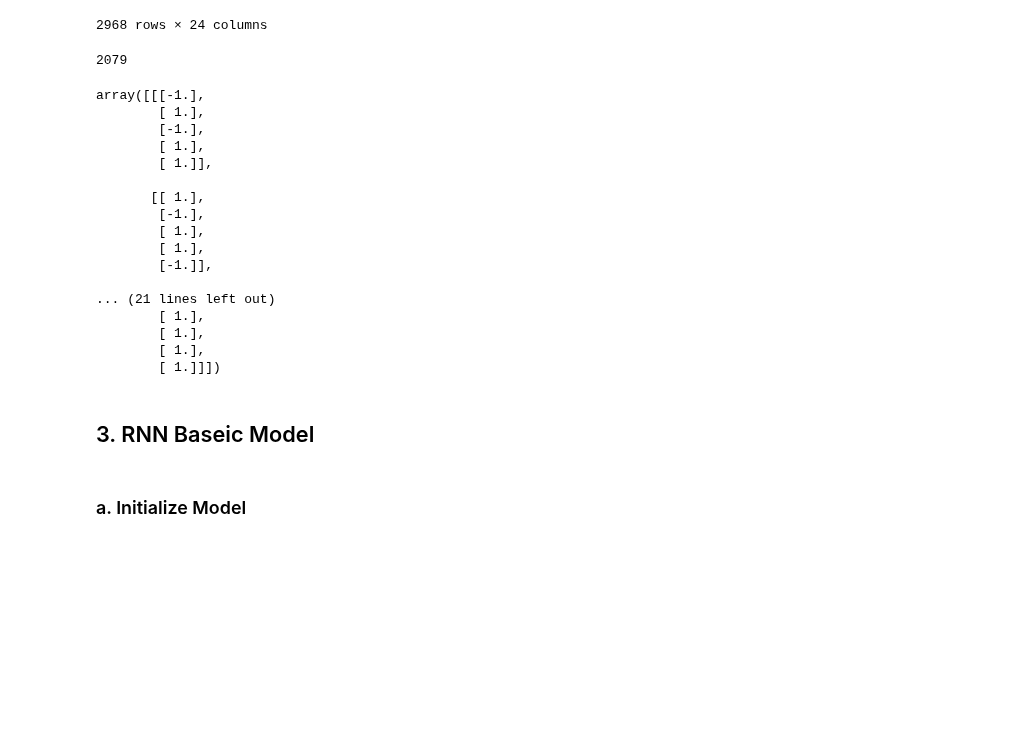
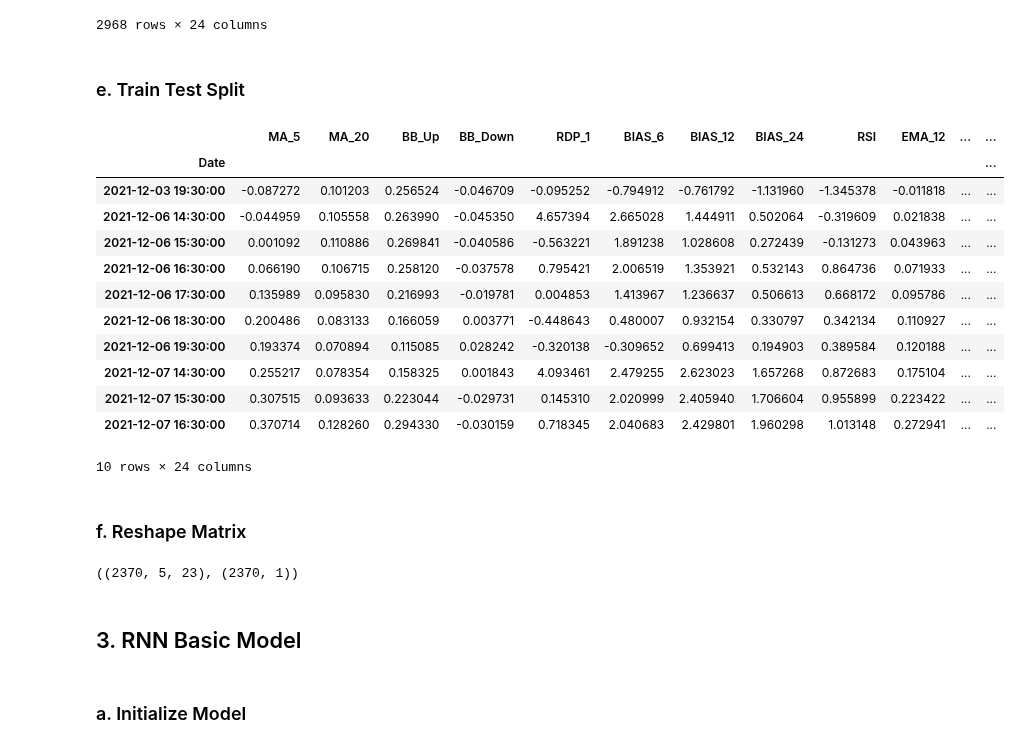
Before and after one commit to LeodeN2000/Financial_Trend_Forecasting, a Jupyter notebook: notebooks/Technical_Indicators/Technical_Indicators.ipynb, the cells around one changed output. Saved outputs shown, nothing was run; the diff lists cells and outputs as text; code cells hidden in the pictures; blank space fills up the shorter version.

```diff
--- a/notebooks/Technical_Indicators/Technical_Indicators.ipynb
+++ b/notebooks/Technical_Indicators/Technical_Indicators.ipynb
@@ -750,7 +756,7 @@ def label_data(df):
     df['Label'] = 0
 
     # Label -1 (down) where 'Open' is higher than 'Adj Close'
-    df.loc[df['Open'] > df['Adj_Close'], 'Label'] = -1
+    df.loc[df['Open'] > df['Adj_Close'], 'Label'] = 0
 
     # Label +1 (up) where 'Open' is lower than 'Adj Close'
     df.loc[df['Open'] < df['Adj_Close'], 'Label'] = 1
@@ -889,8 +901,10 @@ scaled_df
 | 2023-11-24 16:30:00 | 1.674921 | 1.730963 | 1.635487 | 1.797722 | -0.061065 | -0.632491 | -0.515510 | -0.346533 | -0.424033 | 1.703502 | ... | ... |
 | 2023-11-24 17:30:00 | 1.654002 | 1.727110 | 1.634823 | 1.790912 | 0.244236 | -0.230259 | -0.375722 | -0.258709 | -0.110731 | 1.697076 | ... | ... |
 2968 rows × 24 columns
+# %% [markdown]
+### e. Train Test Split
 # %%
-def split_time_series_data(df, test_size=0.2, val_size=0.1):
+def train_test_split(df, test_size=0.2):
     """
     Split a time series dataset into training, testing, and validation sets.
 
@@ -900,42 +914,40 @@ def split_time_series_data(df, test_size=0.2, val_size=0.1):
     - val_size: Float, the proportion of the dataset to include in the validation split.
 
     Returns:
-    - X_train, X_val, X_test, y_train, y_val, y_test: Pandas arrays, representing features and target values for each set.
+    - df_train, df_test: Pandas arrays, representing features and target values for each set.
     """
 
     # Extract index number of splitting points
     len_df = len(df)
-    index_1 = round(len_df*(1-(test_size+val_size)))
+    index_1 = round(len_df*(1-(test_size)))
     index_2 = index_1 +1
-    index_3 = index_2 + round(len_df*val_size)
-    index_4 = index_3 + 1
 
     # Extract values at previously calculated splitting points
     date_1 = df.index[index_1]
     date_2 = df.index[index_2]
-    date_3 = df.index[index_3]
-    date_4 = df.index[index_4]
 
     # Construct train_df, val_df and test_df
-    train_df = df[:date_1]
-    val_df = df[date_2:date_3]
-    test_df = df[date_4:]
+    df_train = df[:date_1]
+    df_test = df[date_2:]
 
-    # Extract features and target values from train_df, val_df and test_df
-    X_train = train_df.drop('Lable', axis=1)
-    y_train = train_df['Lable']
-
-    X_val = val_df.drop('Lable', axis=1)
-    y_val = val_df['Lable']
-
-    X_test = test_df.drop('Lable', axis=1)
-    y_test = test_df['Lable']
-
-
-    return X_train, X_val, X_test, y_train, y_val, y_test
+    return df_train, df_test
 # %%
-split_df = split_time_series_data(scaled_df)
-len(split_df[0])
+split_df = train_test_split(scaled_df)
+split_df[0].head(10)
 # %% [output]
+|  | MA_5 | MA_20 | BB_Up | BB_Down | RDP_1 | BIAS_6 | BIAS_12 | BIAS_24 | RSI | EMA_12 | ... | ... |
+| Date |  |  |  |  |  |  |  |  |  |  |  | ... |
+| 2021-12-03 19:30:00 | -0.087272 | 0.101203 | 0.256524 | -0.046709 | -0.095252 | -0.794912 | -0.761792 | -1.131960 | -1.345378 | -0.011818 | ... | ... |
+| 2021-12-06 14:30:00 | -0.044959 | 0.105558 | 0.263990 | -0.045350 | 4.657394 | 2.665028 | 1.444911 | 0.502064 | -0.319609 | 0.021838 | ... | ... |
+| 2021-12-06 15:30:00 | 0.001092 | 0.110886 | 0.269841 | -0.040586 | -0.563221 | 1.891238 | 1.028608 | 0.272439 | -0.131273 | 0.043963 | ... | ... |
+| 2021-12-06 16:30:00 | 0.066190 | 0.106715 | 0.258120 | -0.037578 | 0.795421 | 2.006519 | 1.353921 | 0.532143 | 0.864736 | 0.071933 | ... | ... |
+| 2021-12-06 17:30:00 | 0.135989 | 0.095830 | 0.216993 | -0.019781 | 0.004853 | 1.413967 | 1.236637 | 0.506613 | 0.668172 | 0.095786 | ... | ... |
+| 2021-12-06 18:30:00 | 0.200486 | 0.083133 | 0.166059 | 0.003771 | -0.448643 | 0.480007 | 0.932154 | 0.330797 | 0.342134 | 0.110927 | ... | ... |
+| 2021-12-06 19:30:00 | 0.193374 | 0.070894 | 0.115085 | 0.028242 | -0.320138 | -0.309652 | 0.699413 | 0.194903 | 0.389584 | 0.120188 | ... | ... |
+| 2021-12-07 14:30:00 | 0.255217 | 0.078354 | 0.158325 | 0.001843 | 4.093461 | 2.479255 | 2.623023 | 1.657268 | 0.872683 | 0.175104 | ... | ... |
+| 2021-12-07 15:30:00 | 0.307515 | 0.093633 | 0.223044 | -0.029731 | 0.145310 | 2.020999 | 2.405940 | 1.706604 | 0.955899 | 0.223422 | ... | ... |
+| 2021-12-07 16:30:00 | 0.370714 | 0.128260 | 0.294330 | -0.030159 | 0.718345 | 2.040683 | 2.429801 | 1.960298 | 1.013148 | 0.272941 | ... | ... |
-2079
+10 rows × 24 columns
+# %% [markdown]
+### f. Reshape Matrix
 # %%
@@ -971,24 +983,9 @@ def transform_into_TS(df, window_size=5):
 # %%
-final_df = transform_into_TS(split_df, 5)
-final_df[3]
+X_train, y_train = input_matrix_split_X_y(split_df[0], 5)
+X_test, y_test = input_matrix_split_X_y(split_df[1], 5)
+X_train.shape, y_train.shape
 # %% [output]
-array([[[-1.],
-        [ 1.],
-        [-1.],
-        [ 1.],
-        [ 1.]],
-
-       [[ 1.],
-        [-1.],
-        [ 1.],
-        [ 1.],
-        [-1.]],
-
-... (21 lines left out)
-        [ 1.],
-        [ 1.],
-        [ 1.],
-        [ 1.]]])
+((2370, 5, 23), (2370, 1))
 # %% [markdown]
-## 3. RNN Baseic Model
+## 3. RNN Basic Model
 # %%
```
Also changed, not shown: parts of 20 cells of this notebook.
